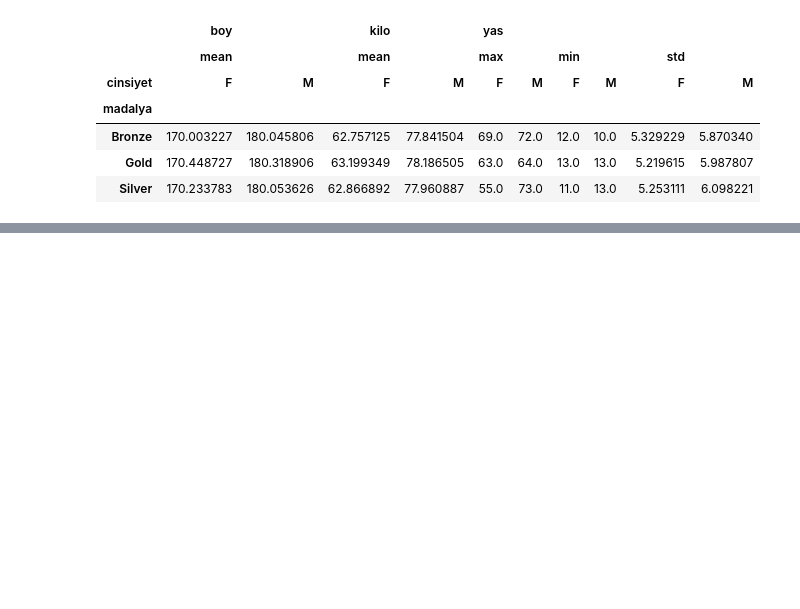
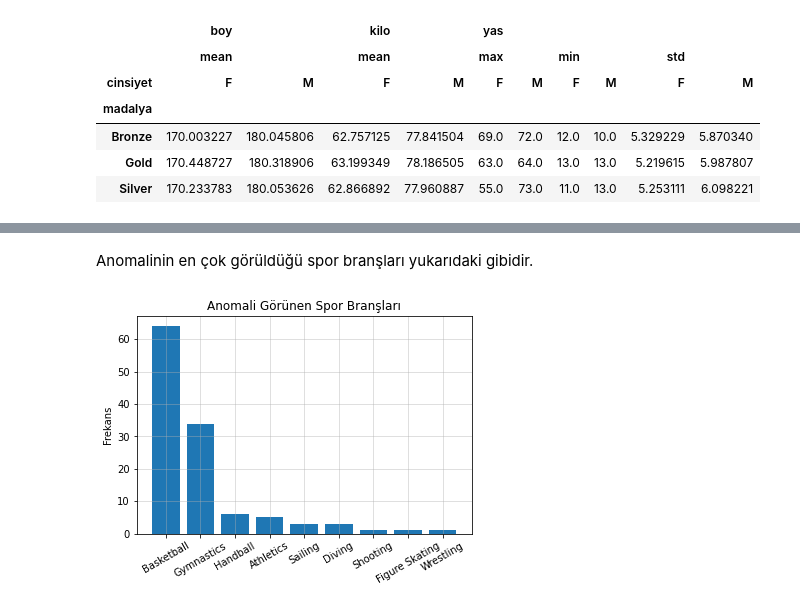
Before and after one commit to miyigun/Yapay_Zeka_1, a Jupyter notebook: 23_Cok_Degiskenli_Veri_Analizi.ipynb, the cells around one changed output, grey strips where cells are left out. Saved outputs shown, nothing was run; the diff lists cells and outputs as text; code cells hidden in the pictures; blank space fills up the shorter version.

```diff
--- a/23_Cok_Degiskenli_Veri_Analizi.ipynb
+++ b/23_Cok_Degiskenli_Veri_Analizi.ipynb
@@ -29,0 +32,27 @@ veri_pivot.head()
+# %%
+def anomaliTespiti(df,ozellik):
+    outlier_indices=[]
+
+    for c in ozellik:
+        #1. çeyrek
+        Q1=np.percentile(df[c],25)
+        #3. çeyrek
+        Q3=np.percentile(df[c],75)
+        #IQR: Çeyrekler açıklığı
+        IQR=Q3-Q1
+        # aykırı tespiti için çarpan
+        outlier_step=IQR*1.5
+        # aykırıyı ve aykırı indeksini tespit et
+        outlier_list_col=df[(df[c]<Q1-outlier_step) | (df[c]>Q3+outlier_step)].index
+        #indeksleri depola
+        outlier_indices.extend(outlier_list_col)
+
+    # eşsiz aykırı değerleri bul
+    outlier_indices=Counter(outlier_indices)
+    # eğer bir örnek (v) 1 farklı sütun için aykırı değerse bunu aykırı olarak kabul et (v>1)
+    multiple_outliers=list(i for i,v in outlier_indices.items() if v>1)
+
+    return multiple_outliers
+# %%
+veri_anomali=veri.loc[anomaliTespiti(veri,["yas","kilo","boy"])]
+veri_anomali.spor.value_counts()
@@ -29,0 +70,12 @@ veri_pivot.head()
+# %% [markdown]
+Anomalinin en çok görüldüğü spor branşları yukarıdaki gibidir.
+# %%
+plt.figure()
+plt.bar(veri_anomali.spor.value_counts().index,veri_anomali.spor.value_counts().values)
+plt.xticks(rotation=30)
+plt.title("Anomali Görünen Spor Branşları")
+plt.ylabel("Frekans")
+plt.grid(True,alpha=0.5)
+plt.show()
+# %% [output]
+[figure, added]
```
Also changed, not shown: parts of 7 cells of this notebook.
